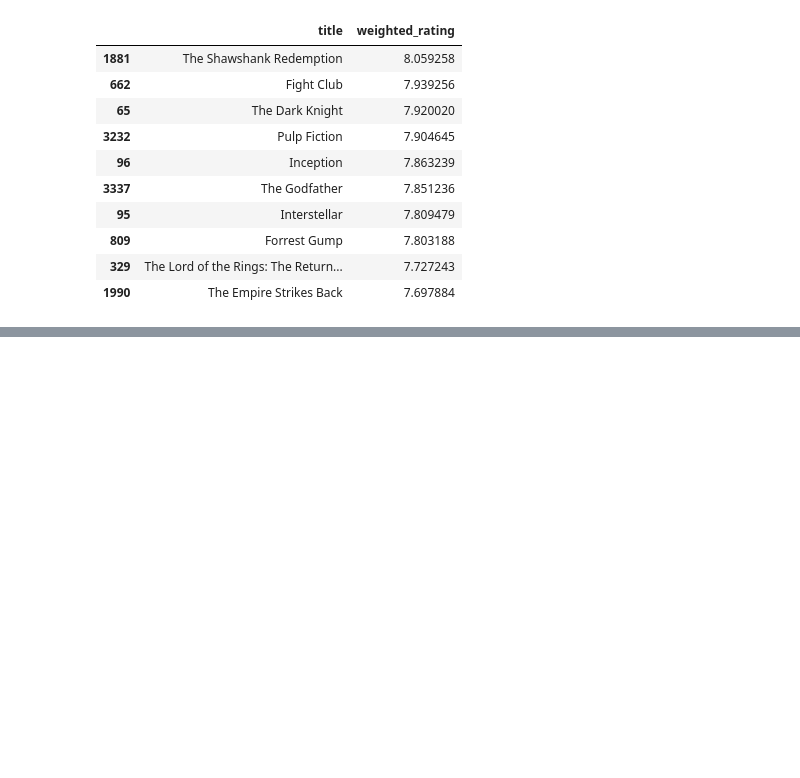
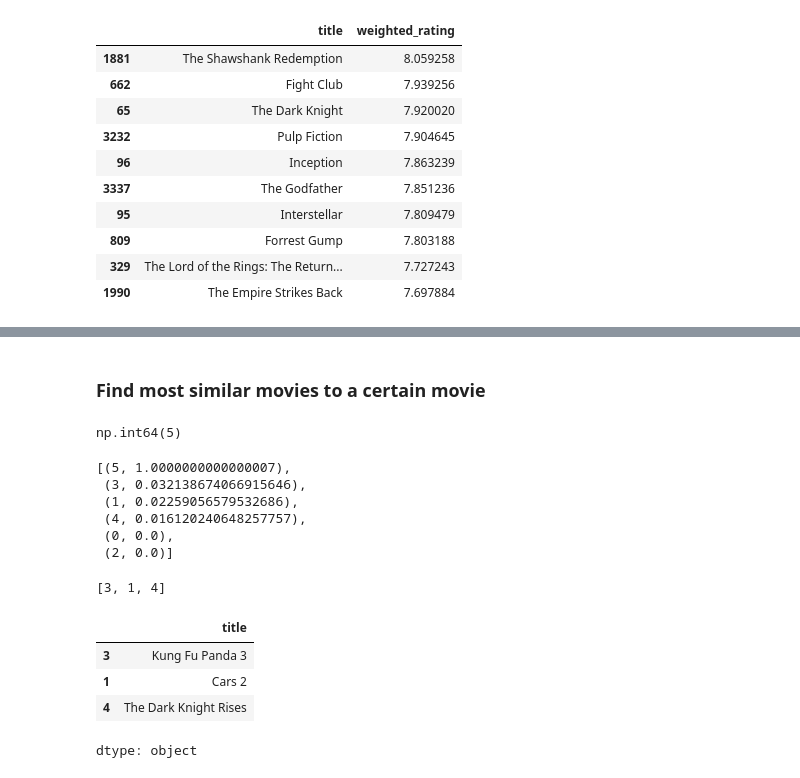
Before and after one commit to brad1379/Movie-Recommendation-System, a Jupyter notebook: Movie_Recommendation_System.ipynb, the cells around one changed output, grey strips where cells are left out. Drawn from its saved outputs; the diff is of its cells as text; code cells hidden in the pictures; blank space fills up the shorter version.

```diff
--- a/Movie_Recommendation_System.ipynb
+++ b/Movie_Recommendation_System.ipynb
@@ -56,0 +116,34 @@ movies_filtered.sort_values('weighted_rating', ascending=False)[["title", "weigh
+# %% [markdown]
+### Find most similar movies to a certain movie
+# %%
+movie_title = "John Carter"
+# %%
+idx = movies.loc[movies['title'] == movie_title].index[0]
+idx
+# %% [output]
+np.int64(5)
+# %%
+scores = list(enumerate(similarity_matrix[idx]))
+scores = [(score[0], float(score[1])) for score in scores]
+sorted_scores = sorted(scores, key=lambda x: x[1], reverse=True)
+sorted_scores
+# %% [output]
+[(5, 1.0000000000000007),
+ (3, 0.032138674066915646),
+ (1, 0.02259056579532686),
+ (4, 0.016120240648257757),
+ (0, 0.0),
+ (2, 0.0)]
+# %%
+movie_indices = [tpl[0] for tpl in sorted_scores[1:4]]
+movie_indices
+# %% [output]
+[3, 1, 4]
+# %%
+movies['title'].iloc[movie_indices]
+# %% [output]
+|  | title |
+| 3 | Kung Fu Panda 3 |
+| 1 | Cars 2 |
+| 4 | The Dark Knight Rises |
+dtype: object
```
Also changed, not shown: parts of 12 cells of this notebook.
